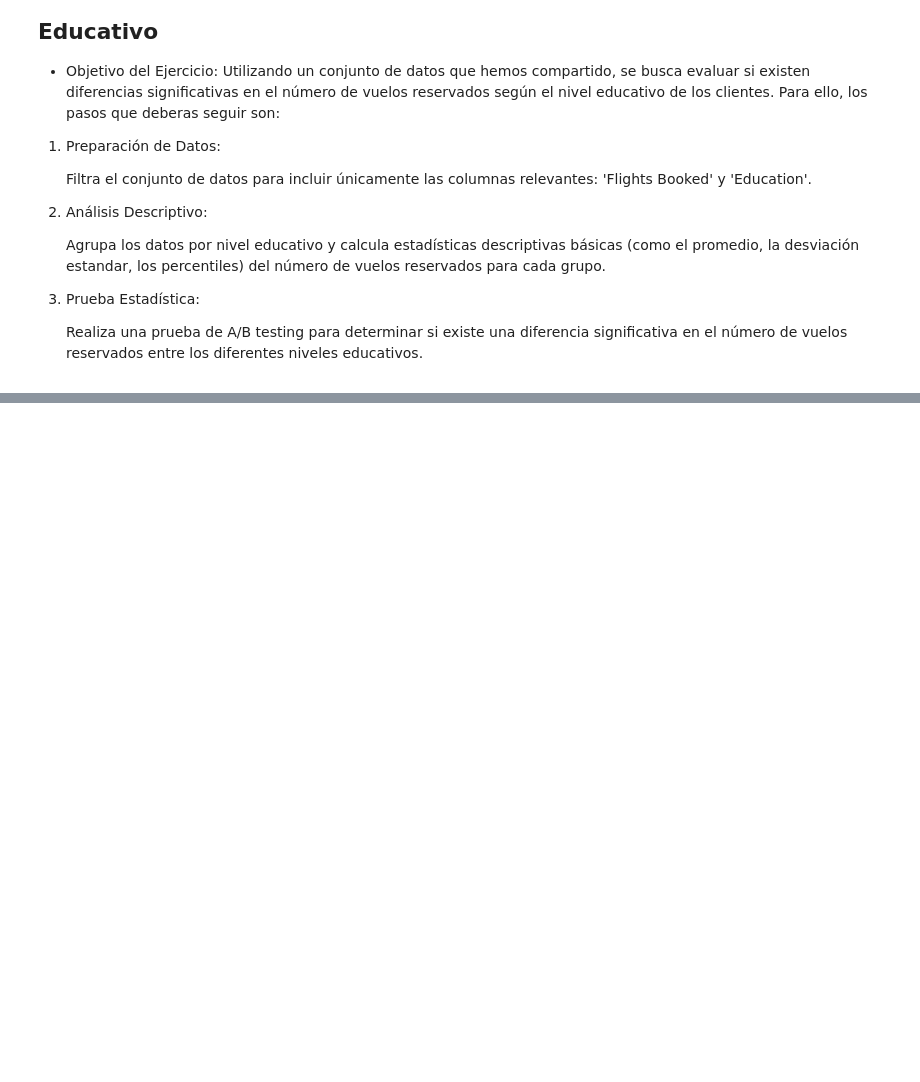
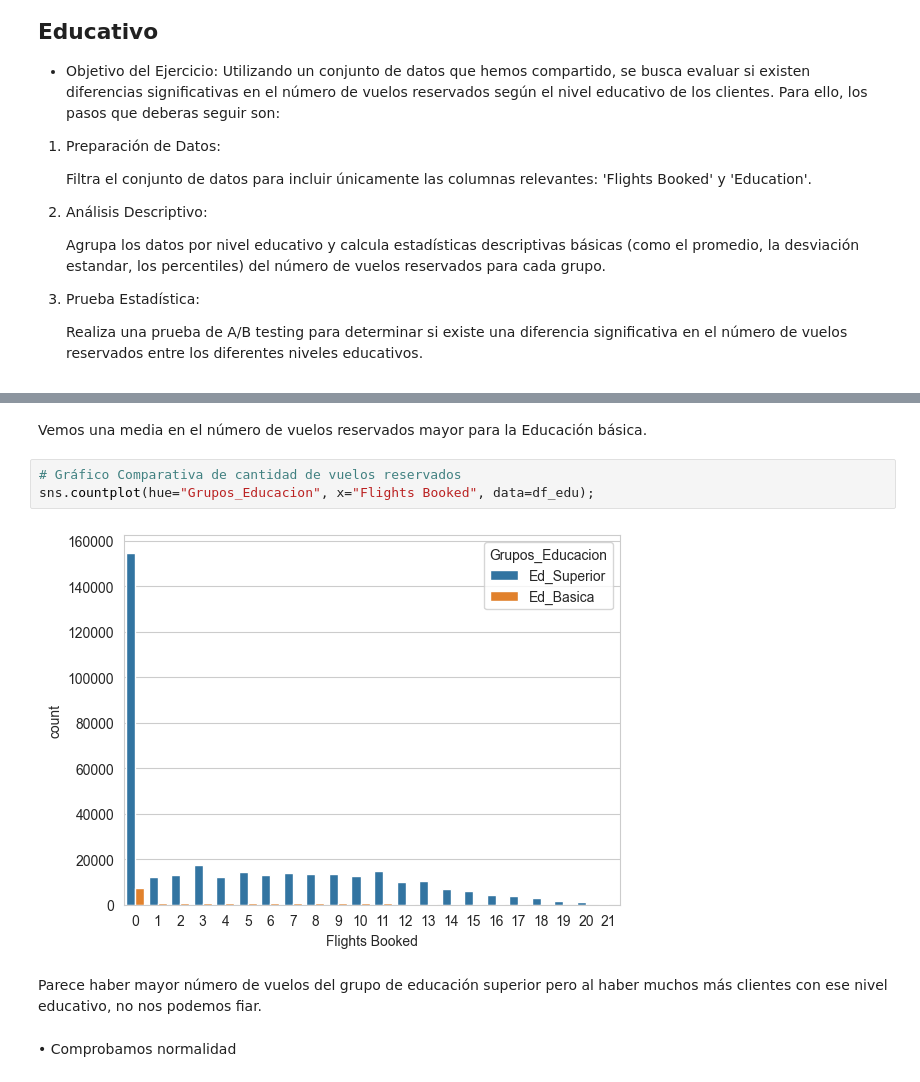
Before and after one commit to martapintoslopez/Airline, a Jupyter notebook: ev_final.ipynb, the cells around one changed output, grey strips where cells are left out. Drawn from its saved outputs; the diff is of its cells as text; blank space fills up the shorter version.

```diff
--- a/ev_final.ipynb
+++ b/ev_final.ipynb
@@ -992,0 +1083,11 @@ plt.show();
+# %% [markdown]
+Vemos una media en el número de vuelos reservados mayor para la Educación básica.
+# %%
+# Gráfico Comparativa de cantidad de vuelos reservados
+sns.countplot(hue="Grupos_Educacion", x="Flights Booked", data=df_edu);
+# %% [output]
+[figure, added]
+# %% [markdown]
+Parece haber mayor número de vuelos del grupo de educación superior pero al haber muchos más clientes con ese nivel educativo, no nos podemos fiar.
+# %% [markdown]
+• Comprobamos normalidad
```
Also changed, not shown: parts of 18 cells of this notebook.
